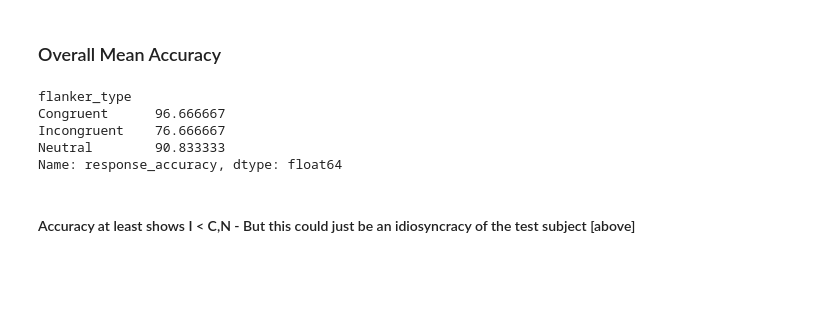
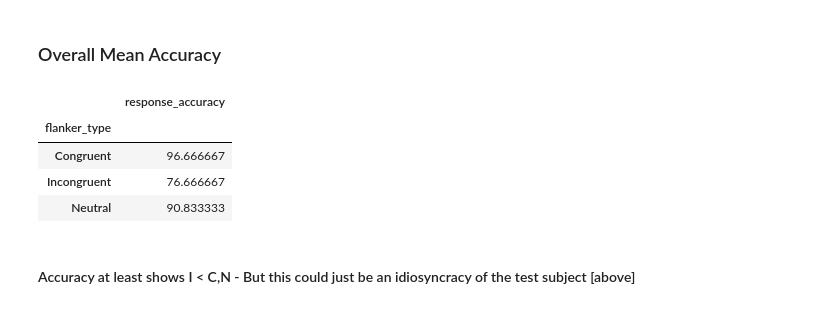
Before and after one commit to none2serious/MindLogger_Flanker_datacheck, a Jupyter notebook: Flanker_DataCheck_03292022.ipynb, the cells around one changed output. Cells and saved outputs as stored; diff of their text form; code cells hidden in the pictures; blank space fills up the shorter version.

Commit message:
Converting to df and print for some outputs

```diff
--- a/Flanker_DataCheck_03292022.ipynb
+++ b/Flanker_DataCheck_03292022.ipynb
@@ -89,13 +89,13 @@ pd.DataFrame(resp.groupby("flanker_type").response_time.mean())
 # %% [markdown]
 ### Overall Mean Accuracy
 # %%
-print(resp.groupby("flanker_type").response_accuracy.mean() * 100)
+pd.DataFrame(resp.groupby("flanker_type").response_accuracy.mean() * 100)
 # %% [output]
-flanker_type
-Congruent      96.666667
-Incongruent    76.666667
-Neutral        90.833333
-Name: response_accuracy, dtype: float64
+|  | response_accuracy |
+| flanker_type |  |
+| Congruent | 96.666667 |
+| Incongruent | 76.666667 |
+| Neutral | 90.833333 |
 # %% [markdown]
 #### Accuracy at least shows I < C,N - But this could just be an idiosyncracy of the test subject [above]
 # %% [markdown]
```
Also changed, not shown: parts of 6 cells of this notebook.
